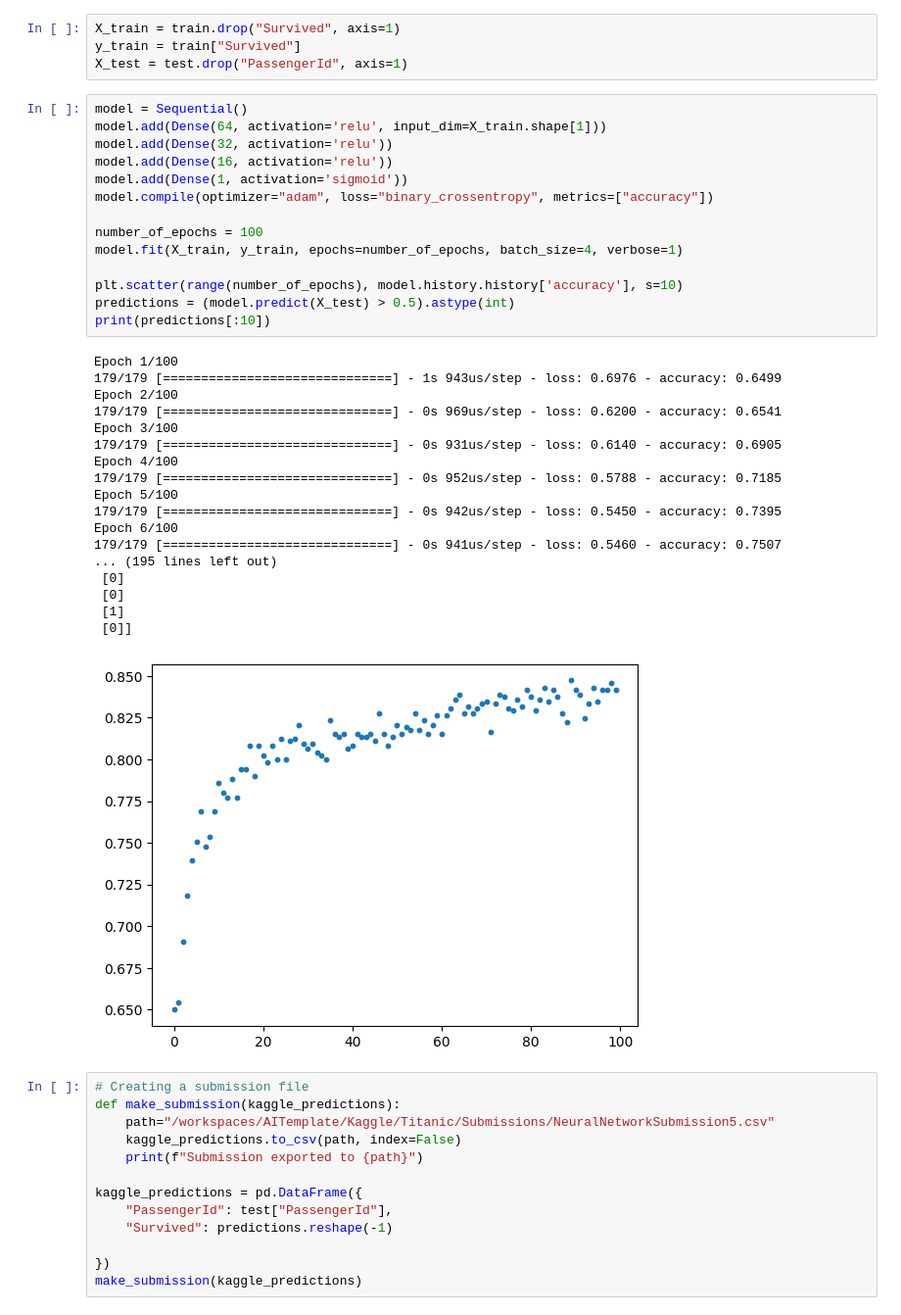
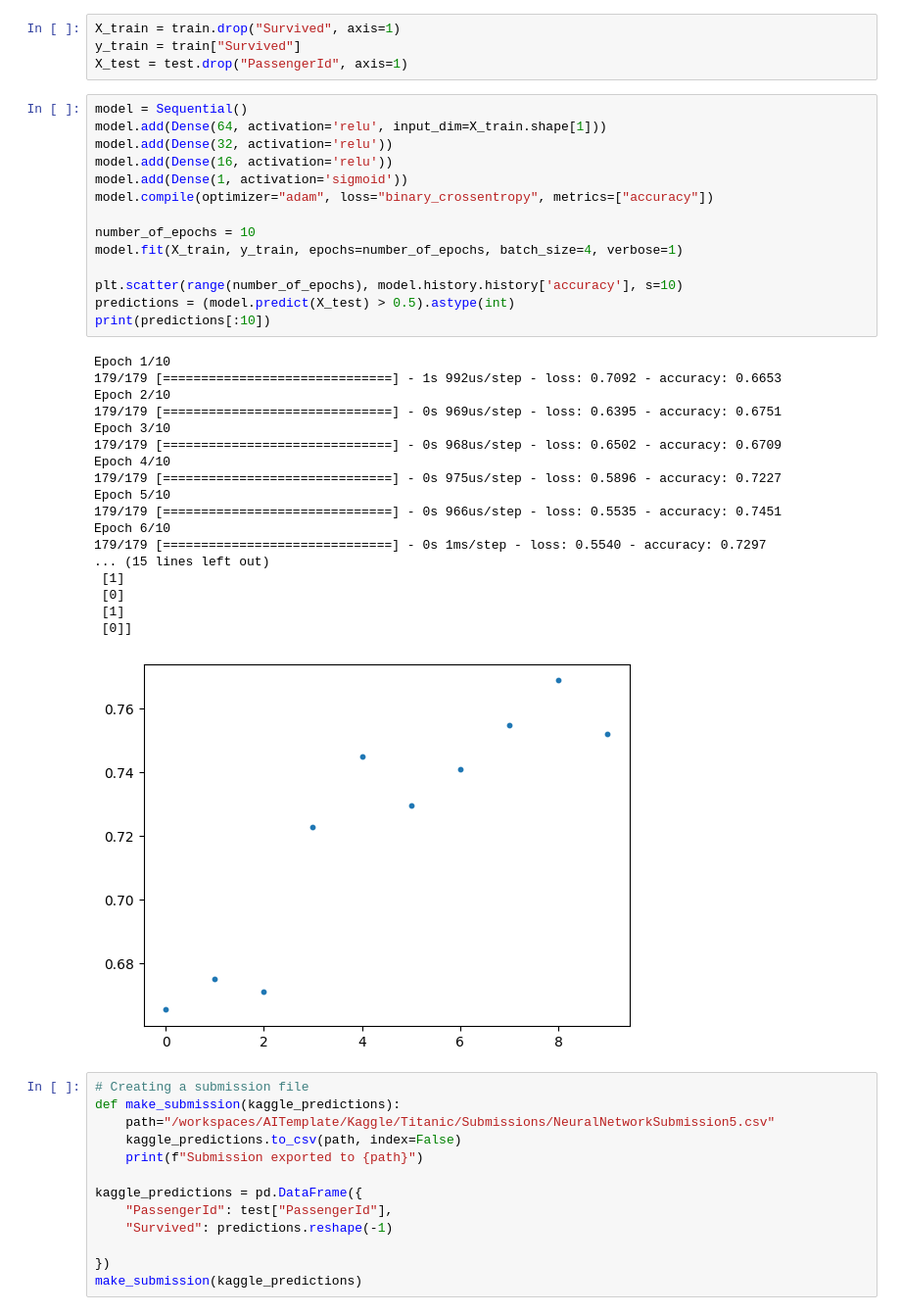
Before and after one commit to akt1215/AITemplate, a Jupyter notebook: Kaggle/Titanic/Code/Titanic_NeuralNetwork.ipynb, the cells around one changed output. Shown: that part at 98% size. Drawn from its saved outputs; the diff is of its cells as text.

```diff
--- a/Kaggle/Titanic/Code/Titanic_NeuralNetwork.ipynb
+++ b/Kaggle/Titanic/Code/Titanic_NeuralNetwork.ipynb
@@ -119,36 +128,36 @@ X_test = test.drop("PassengerId", axis=1)
 # %%
 model = Sequential()
 model.add(Dense(64, activation='relu', input_dim=X_train.shape[1]))
 model.add(Dense(32, activation='relu'))
 model.add(Dense(16, activation='relu'))
 model.add(Dense(1, activation='sigmoid'))
 model.compile(optimizer="adam", loss="binary_crossentropy", metrics=["accuracy"])
 
-number_of_epochs = 100
+number_of_epochs = 10
 model.fit(X_train, y_train, epochs=number_of_epochs, batch_size=4, verbose=1)
 
 plt.scatter(range(number_of_epochs), model.history.history['accuracy'], s=10)
 predictions = (model.predict(X_test) > 0.5).astype(int)
 print(predictions[:10])
 # %% [output]
-Epoch 1/100
-179/179 [==============================] - 1s 943us/step - loss: 0.6976 - accuracy: 0.6499
-Epoch 2/100
-179/179 [==============================] - 0s 969us/step - loss: 0.6200 - accuracy: 0.6541
-Epoch 3/100
-179/179 [==============================] - 0s 931us/step - loss: 0.6140 - accuracy: 0.6905
-Epoch 4/100
-179/179 [==============================] - 0s 952us/step - loss: 0.5788 - accuracy: 0.7185
-Epoch 5/100
-179/179 [==============================] - 0s 942us/step - loss: 0.5450 - accuracy: 0.7395
-Epoch 6/100
-179/179 [==============================] - 0s 941us/step - loss: 0.5460 - accuracy: 0.7507
-... (195 lines left out)
- [0]
+Epoch 1/10
+179/179 [==============================] - 1s 992us/step - loss: 0.7092 - accuracy: 0.6653
+Epoch 2/10
+179/179 [==============================] - 0s 969us/step - loss: 0.6395 - accuracy: 0.6751
+Epoch 3/10
+179/179 [==============================] - 0s 968us/step - loss: 0.6502 - accuracy: 0.6709
+Epoch 4/10
+179/179 [==============================] - 0s 975us/step - loss: 0.5896 - accuracy: 0.7227
+Epoch 5/10
+179/179 [==============================] - 0s 966us/step - loss: 0.5535 - accuracy: 0.7451
+Epoch 6/10
+179/179 [==============================] - 0s 1ms/step - loss: 0.5540 - accuracy: 0.7297
+... (15 lines left out)
+ [1]
  [0]
  [1]
  [0]]
-[figure, old version]
+[figure, new version]
 # %%
 # Creating a submission file
 def make_submission(kaggle_predictions):
```
Also changed, not shown: parts of 1 cell of this notebook, 2 other files.
